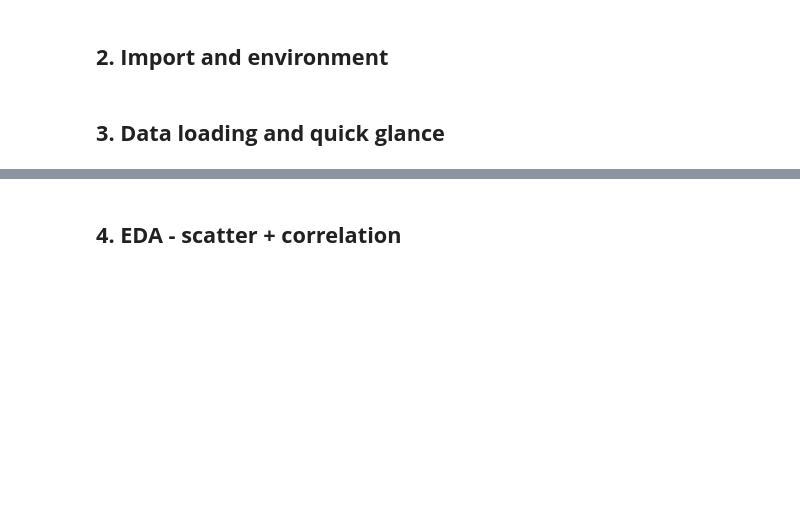
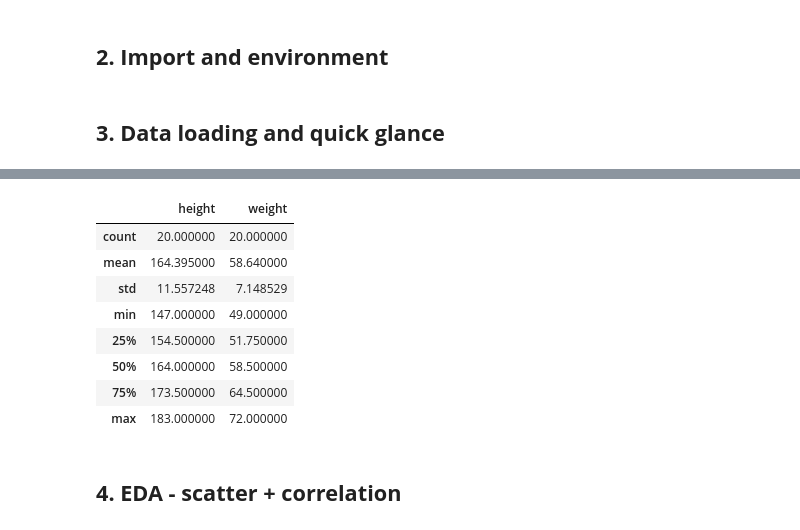
Before and after one commit to VictorNguyenLPN/linear-regression-problems, a Jupyter notebook: weight-prediction/1.weight_prediction.ipynb, the cells around one changed output, grey strips where cells are left out. Cells and saved outputs as stored; diff of their text form; code cells hidden in the pictures; blank space fills up the shorter version.

```diff
--- a/weight-prediction/1.weight_prediction.ipynb
+++ b/weight-prediction/1.weight_prediction.ipynb
@@ -14,2 +42,16 @@
+# %%
+df = pd.read_csv('data.csv')
+df.head()
+df.describe()
+# %% [output]
+|  | height | weight |
+| count | 20.000000 | 20.000000 |
+| mean | 164.395000 | 58.640000 |
+| std | 11.557248 | 7.148529 |
+| min | 147.000000 | 49.000000 |
+| 25% | 154.500000 | 51.750000 |
+| 50% | 164.000000 | 58.500000 |
+| 75% | 173.500000 | 64.500000 |
+| max | 183.000000 | 72.000000 |
 # %% [markdown]
 ## **4. EDA - scatter + correlation**
```
Also changed, not shown: parts of 16 cells of this notebook.
